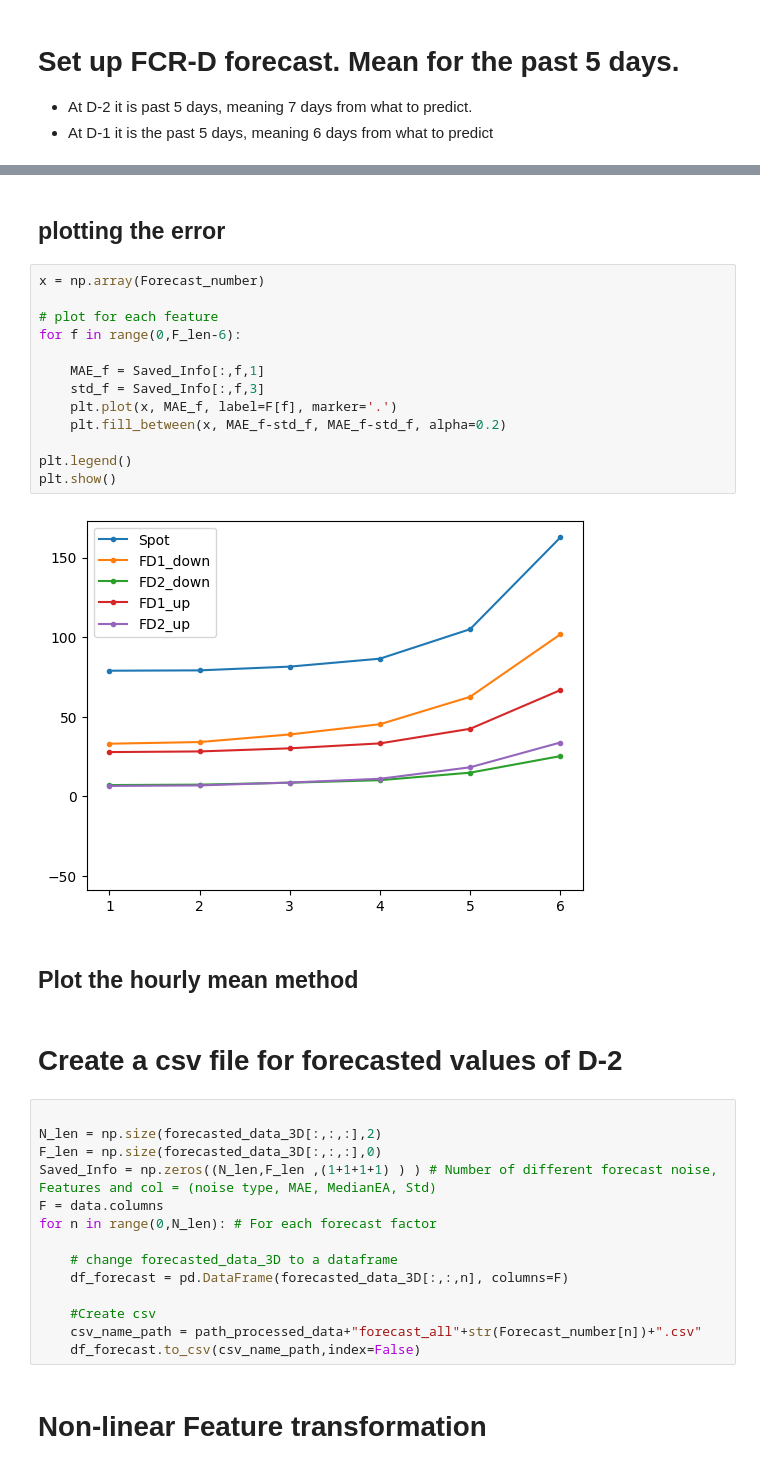
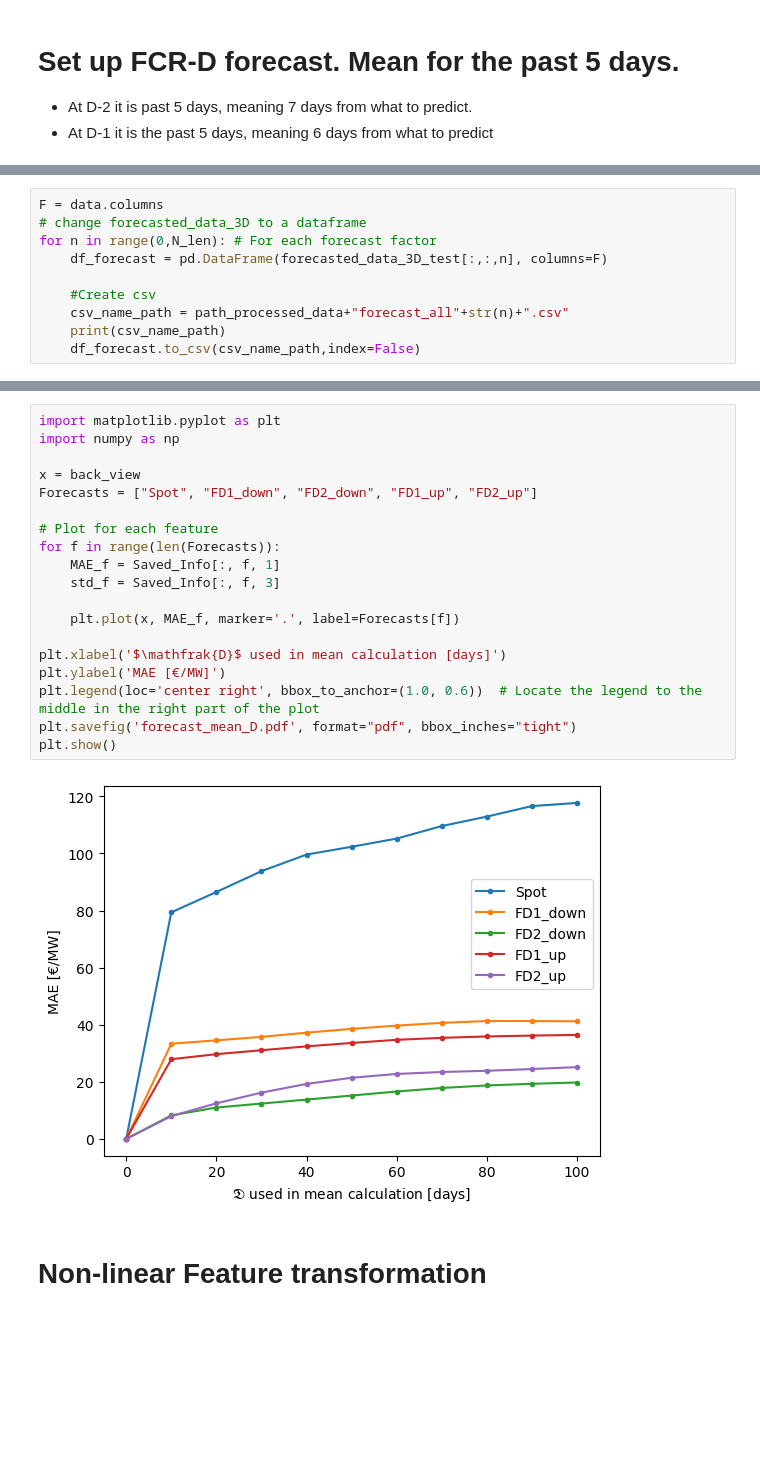
Before and after one commit to junesooshin/lightenup, a Jupyter notebook: Data Examination/Forecast and Feature Analysis.ipynb, the cells around one changed output, grey strips where cells are left out. Drawn from its saved outputs; the diff is of its cells as text; blank space fills up the shorter version.

```diff
--- a/Data Examination/Forecast and Feature Analysis.ipynb
+++ b/Data Examination/Forecast and Feature Analysis.ipynb
@@ -270,0 +268,10 @@ Forecast  5      Spot ( 163.0 150.0 109.0 )     FD1_down ( 102.0 92.0 90.0 )
+# %%
+F = data.columns
+# change forecasted_data_3D to a dataframe
+for n in range(0,N_len): # For each forecast factor
+    df_forecast = pd.DataFrame(forecasted_data_3D_test[:,:,n], columns=F)
+
+    #Create csv
+    csv_name_path = path_processed_data+"forecast_all"+str(n)+".csv"
+    print(csv_name_path)
+    df_forecast.to_csv(csv_name_path,index=False)
@@ -342,38 +366,24 @@ Forecast 2 & 82.0 & 39.0 & 9.0 & 30.0 & 9.0 & 0.0 \\
-# %% [markdown]
-## plotting the error
-# %%
-x = np.array(Forecast_number)
-
-# plot for each feature
-for f in range(0,F_len-6):
-
-    MAE_f = Saved_Info[:,f,1]
-    std_f = Saved_Info[:,f,3]
-    plt.plot(x, MAE_f, label=F[f], marker='.')
-    plt.fill_between(x, MAE_f-std_f, MAE_f-std_f, alpha=0.2)
-
-plt.legend()
-plt.show()
-# %% [output]
-[figure, removed]
-# %% [markdown]
-## Plot the hourly mean method
-# %% [markdown]
-# Create a csv file for forecasted values of D-2
-# %%
-
-N_len = np.size(forecasted_data_3D[:,:,:],2)
-F_len = np.size(forecasted_data_3D[:,:,:],0)
-Saved_Info = np.zeros((N_len,F_len ,(1+1+1+1) ) ) # Number of different forecast noise, Features and col = (noise type, MAE, MedianEA, Std)
-F = data.columns
-for n in range(0,N_len): # For each forecast factor
-
-    # change forecasted_data_3D to a dataframe
-    df_forecast = pd.DataFrame(forecasted_data_3D[:,:,n], columns=F)
-
-    #Create csv
-    csv_name_path = path_processed_data+"forecast_all"+str(Forecast_number[n])+".csv"
-    df_forecast.to_csv(csv_name_path,index=False)
+# %%
+import matplotlib.pyplot as plt
+import numpy as np
+
+x = back_view
+Forecasts = ["Spot", "FD1_down", "FD2_down", "FD1_up", "FD2_up"]
+
+# Plot for each feature
+for f in range(len(Forecasts)):
+    MAE_f = Saved_Info[:, f, 1]
+    std_f = Saved_Info[:, f, 3]
+
+    plt.plot(x, MAE_f, marker='.', label=Forecasts[f])
+
+plt.xlabel('$\mathfrak{D}$ used in mean calculation [days]')
+plt.ylabel('MAE [€/MW]')
+plt.legend(loc='center right', bbox_to_anchor=(1.0, 0.6))  # Locate the legend to the middle in the right part of the plot
+plt.savefig('forecast_mean_D.pdf', format="pdf", bbox_inches="tight")
+plt.show()
+# %% [output]
+[figure, added]
 # %% [markdown]
 # Non-linear Feature transformation
 # %%
```
Also changed, not shown: parts of 24 cells of this notebook, 4 other files.
